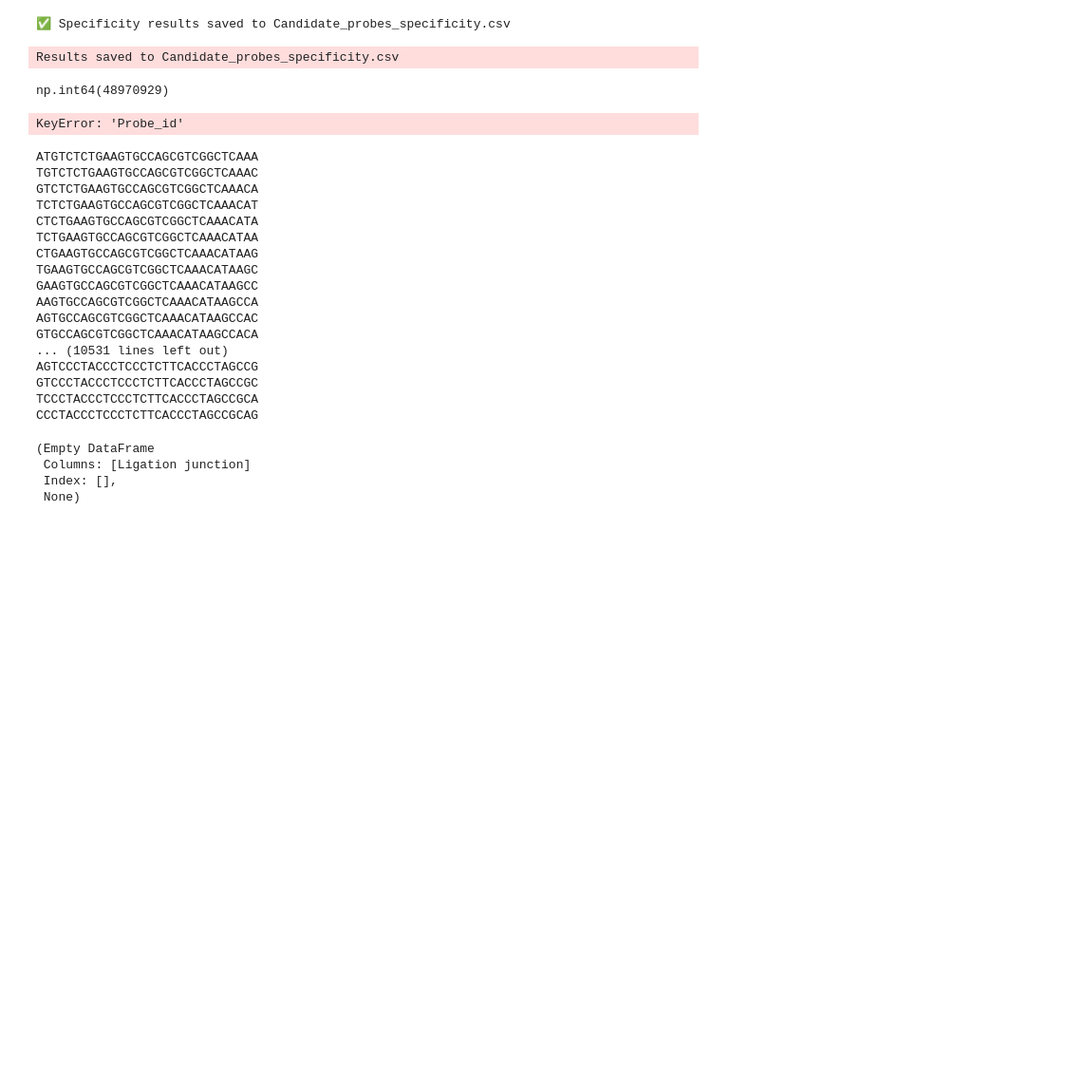
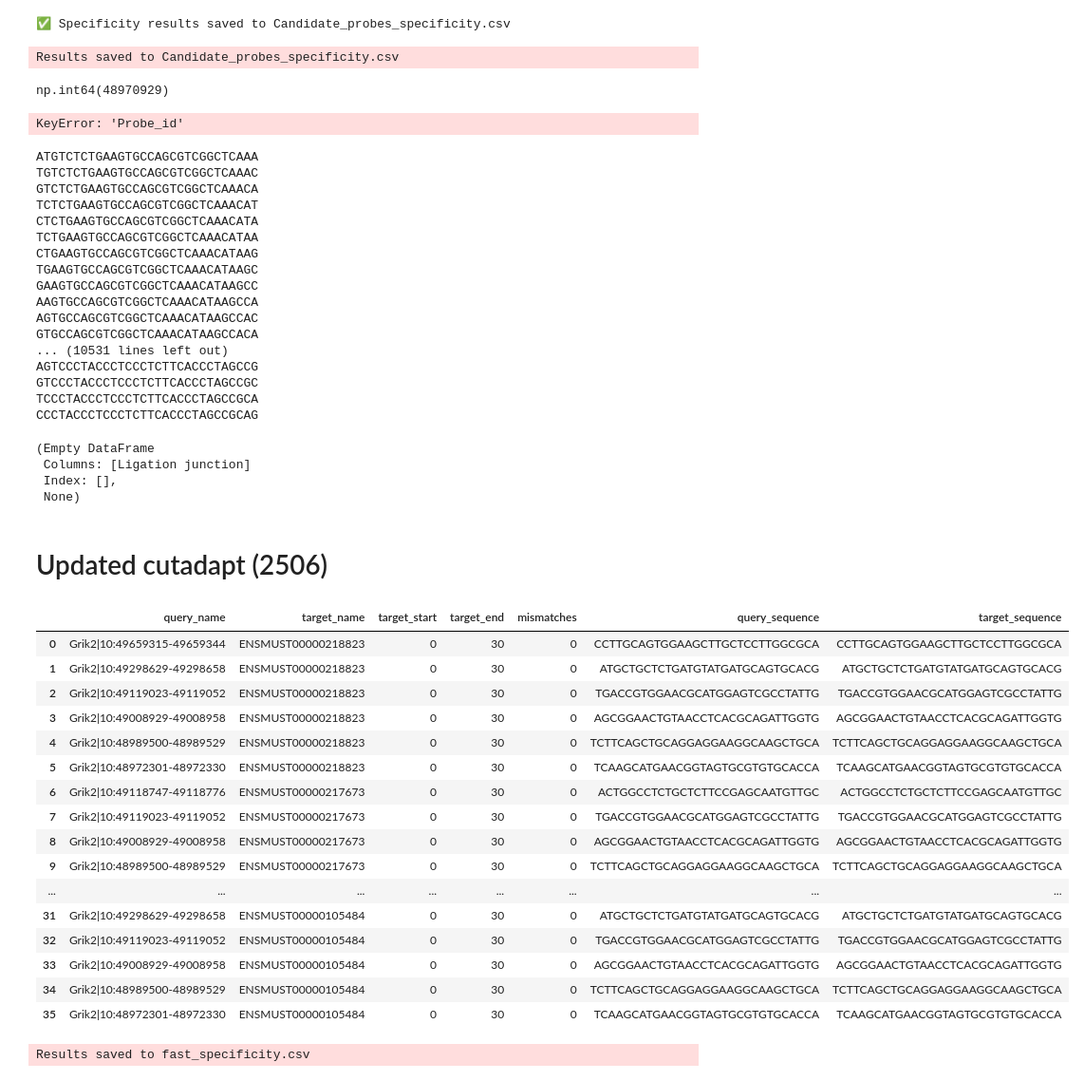
Before and after one commit to Moldia/PLP_directRNA_design_V2, a Jupyter notebook: codes/Developing.ipynb, the cells around one changed output. Shown: that part at 95% size. Drawn from its saved outputs; the diff is of its cells as text; code cells hidden in the pictures; blank space fills up the shorter version.

Commit message:
Test cutadapt with index searching

```diff
--- a/codes/Developing.ipynb
+++ b/codes/Developing.ipynb
@@ -2082,3 +2082,5 @@ trgts_df
  Columns: [Ligation junction]
  Index: [],
  None)
+# %% [markdown]
+# Updated cutadapt (2506)
@@ -2084,0 +2535,54 @@ trgts_df
+# %%
+targets_df = pd.read_csv('../targets.txt', sep='\t')
+#targets_df.set_index('Probe_id', inplace=True)
+max_errors = 2
+reference_fasta = '../data/transcriptome_out.fa'
+selected_features = '../extract_features_output.txt'
+results = []
+
+# Creating index here
+adapters = []
+for _, row in targets_df.iterrows():
+    probe_id = row["Probe_id"]
+    probe_seq = row["Sequence"]
+    adapters.append(
+        PrefixAdapter(probe_seq, name=probe_id, max_errors=max_errors, indels=False)
+    )
+    # Create reverse-complemented versions of the primers
+    adapters.append(
+        PrefixAdapter(str(Seq(probe_seq).reverse_complement()), name=f"{probe_id} revcomp", max_errors=max_errors, indels=False)
+    )
+
+index = AdapterIndex(adapters, prefix=True, keep_ambiguous=True)
+
+with dnaio.open(reference_fasta) as references:
+        references = list(references)  # Load references into a list
+total_probes = len(targets_df)  # Get total probe count
+
+for reference_record in tqdm(references, desc="Testing probes for specificity", unit=" alignments"):
+        ref_id = reference_record.id
+        ref_seq = reference_record.sequence
+
+        for alignment in find_all(index, ref_seq, ref_id):
+            results.append(alignment)
+# %%
+results_df = pd.DataFrame(results)
+results_df
+# %% [output]
+|  | query_name | target_name | target_start | target_end | mismatches | query_sequence | target_sequence |
+| 0 | Grik2|10:49659315-49659344 | ENSMUST00000218823 | 0 | 30 | 0 | CCTTGCAGTGGAAGCTTGCTCCTTGGCGCA | CCTTGCAGTGGAAGCTTGCTCCTTGGCGCA |
+| 1 | Grik2|10:49298629-49298658 | ENSMUST00000218823 | 0 | 30 | 0 | ATGCTGCTCTGATGTATGATGCAGTGCACG | ATGCTGCTCTGATGTATGATGCAGTGCACG |
+| 2 | Grik2|10:49119023-49119052 | ENSMUST00000218823 | 0 | 30 | 0 | TGACCGTGGAACGCATGGAGTCGCCTATTG | TGACCGTGGAACGCATGGAGTCGCCTATTG |
+| 3 | Grik2|10:49008929-49008958 | ENSMUST00000218823 | 0 | 30 | 0 | AGCGGAACTGTAACCTCACGCAGATTGGTG | AGCGGAACTGTAACCTCACGCAGATTGGTG |
+| 4 | Grik2|10:48989500-48989529 | ENSMUST00000218823 | 0 | 30 | 0 | TCTTCAGCTGCAGGAGGAAGGCAAGCTGCA | TCTTCAGCTGCAGGAGGAAGGCAAGCTGCA |
+| 5 | Grik2|10:48972301-48972330 | ENSMUST00000218823 | 0 | 30 | 0 | TCAAGCATGAACGGTAGTGCGTGTGCACCA | TCAAGCATGAACGGTAGTGCGTGTGCACCA |
+| 6 | Grik2|10:49118747-49118776 | ENSMUST00000217673 | 0 | 30 | 0 | ACTGGCCTCTGCTCTTCCGAGCAATGTTGC | ACTGGCCTCTGCTCTTCCGAGCAATGTTGC |
+| 7 | Grik2|10:49119023-49119052 | ENSMUST00000217673 | 0 | 30 | 0 | TGACCGTGGAACGCATGGAGTCGCCTATTG | TGACCGTGGAACGCATGGAGTCGCCTATTG |
+| 8 | Grik2|10:49008929-49008958 | ENSMUST00000217673 | 0 | 30 | 0 | AGCGGAACTGTAACCTCACGCAGATTGGTG | AGCGGAACTGTAACCTCACGCAGATTGGTG |
+| 9 | Grik2|10:48989500-48989529 | ENSMUST00000217673 | 0 | 30 | 0 | TCTTCAGCTGCAGGAGGAAGGCAAGCTGCA | TCTTCAGCTGCAGGAGGAAGGCAAGCTGCA |
+| ... | ... | ... | ... | ... | ... | ... | ... |
+| 31 | Grik2|10:49298629-49298658 | ENSMUST00000105484 | 0 | 30 | 0 | ATGCTGCTCTGATGTATGATGCAGTGCACG | ATGCTGCTCTGATGTATGATGCAGTGCACG |
+| 32 | Grik2|10:49119023-49119052 | ENSMUST00000105484 | 0 | 30 | 0 | TGACCGTGGAACGCATGGAGTCGCCTATTG | TGACCGTGGAACGCATGGAGTCGCCTATTG |
+| 33 | Grik2|10:49008929-49008958 | ENSMUST00000105484 | 0 | 30 | 0 | AGCGGAACTGTAACCTCACGCAGATTGGTG | AGCGGAACTGTAACCTCACGCAGATTGGTG |
+| 34 | Grik2|10:48989500-48989529 | ENSMUST00000105484 | 0 | 30 | 0 | TCTTCAGCTGCAGGAGGAAGGCAAGCTGCA | TCTTCAGCTGCAGGAGGAAGGCAAGCTGCA |
+| 35 | Grik2|10:48972301-48972330 | ENSMUST00000105484 | 0 | 30 | 0 | TCAAGCATGAACGGTAGTGCGTGTGCACCA | TCAAGCATGAACGGTAGTGCGTGTGCACCA |
@@ -2084,0 +2591,10 @@ trgts_df
+# %%
+specificity_results = find_probes_in_targets(targets_df, reference_fasta, max_errors,
+                                                     output_file="fast_specificity.csv")
+off_target_output = True
+off_target_file = f"fast_off_targets.csv" if off_target_output else None
+valid_targets_df, off_target_info = filter_probes_by_specificity(targets_df, specificity_results,
+                                                                selected_features=selected_features,
+                                                                off_target_output_file=off_target_file)
+# %% [output]
+Results saved to fast_specificity.csv
```
Also changed, not shown: parts of 3 cells of this notebook.
